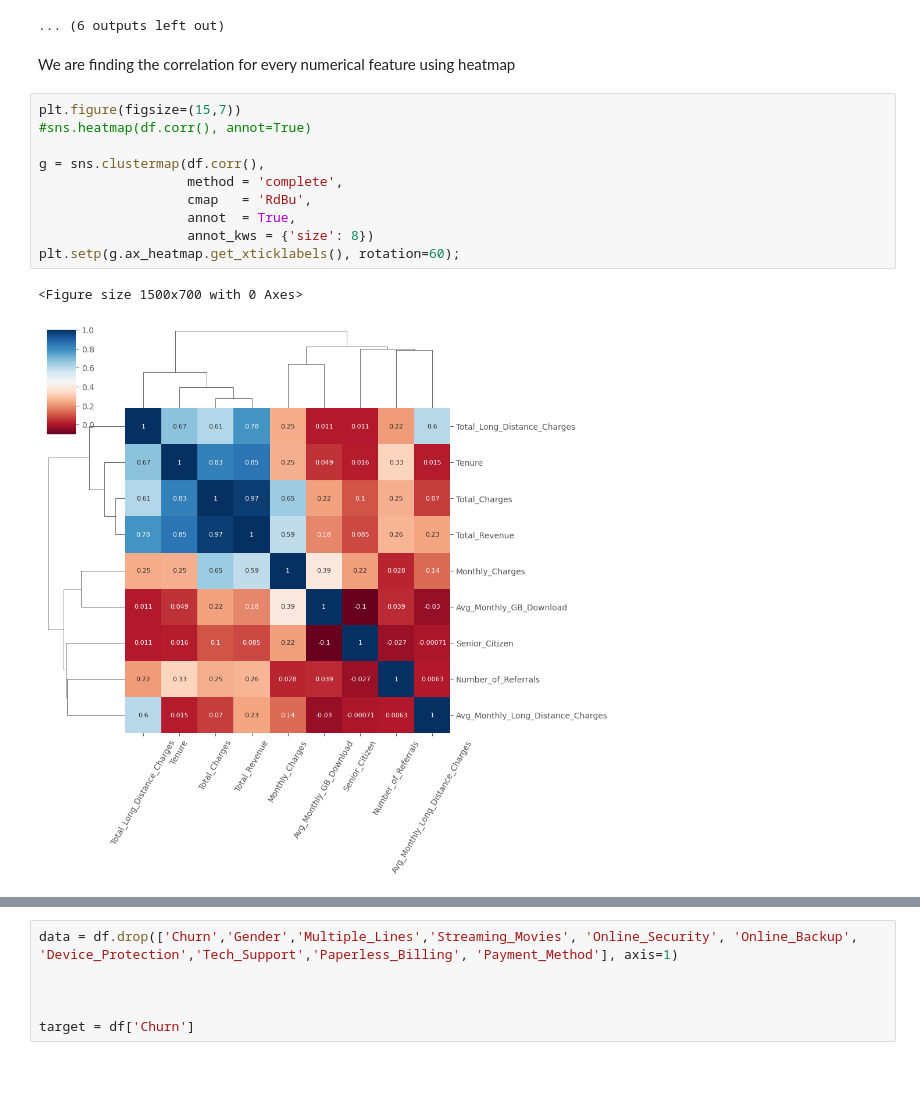
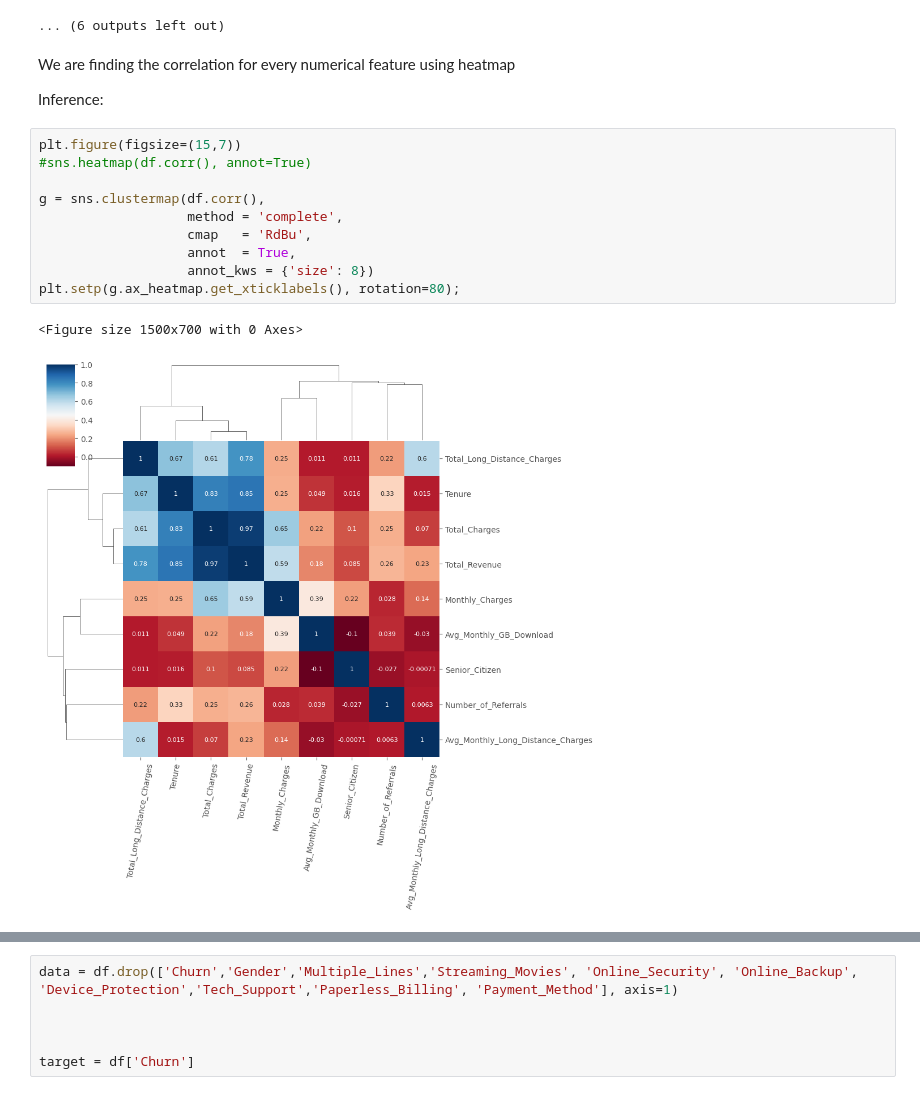
Before and after one commit to oneeyed-yggdrasil/CustomerSatisfaction, a Jupyter notebook: cc_new_01.ipynb, the cells around one changed output, grey strips where cells are left out. Cells and saved outputs as stored; diff of their text form.

```diff
--- a/cc_new_01.ipynb
+++ b/cc_new_01.ipynb
@@ -484,16 +484,18 @@ Index(['CustomerID', 'Gender', 'Partner', 'Dependents', 'Service_type',
 ... (6 outputs left out)
 # %% [markdown]
 We are finding the correlation for every numerical feature using heatmap
+
+Inference:
 # %%
 plt.figure(figsize=(15,7))
 #sns.heatmap(df.corr(), annot=True)
 
 g = sns.clustermap(df.corr(),
                    method = 'complete',
                    cmap   = 'RdBu',
                    annot  = True,
                    annot_kws = {'size': 8})
-plt.setp(g.ax_heatmap.get_xticklabels(), rotation=60);
+plt.setp(g.ax_heatmap.get_xticklabels(), rotation=80);
 # %% [output]
 <Figure size 1500x700 with 0 Axes>
-[figure, old version]
+[figure, new version]
```
Also changed, not shown: parts of 3 cells of this notebook.
